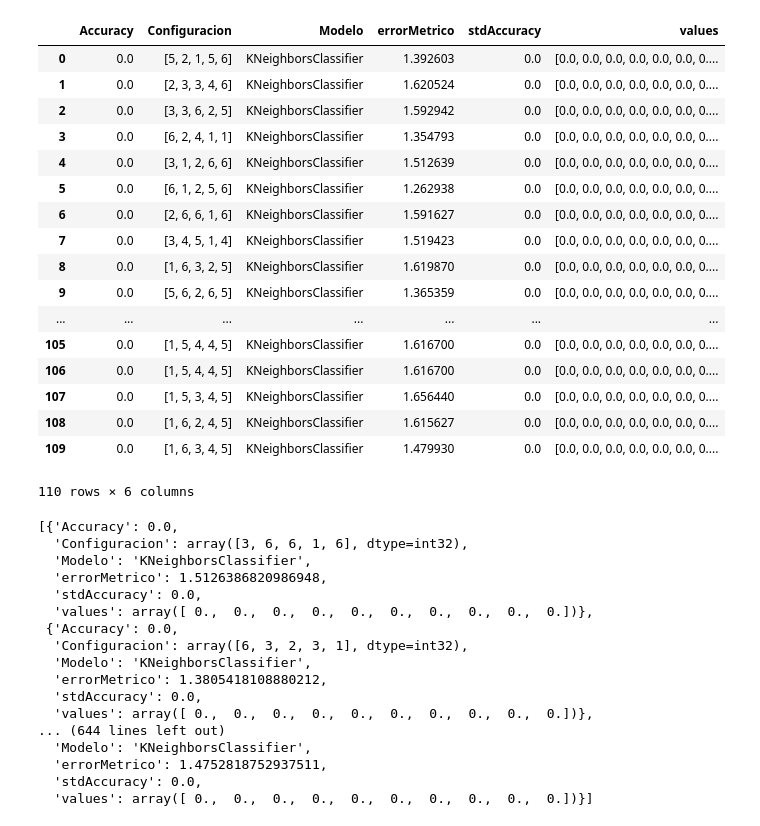
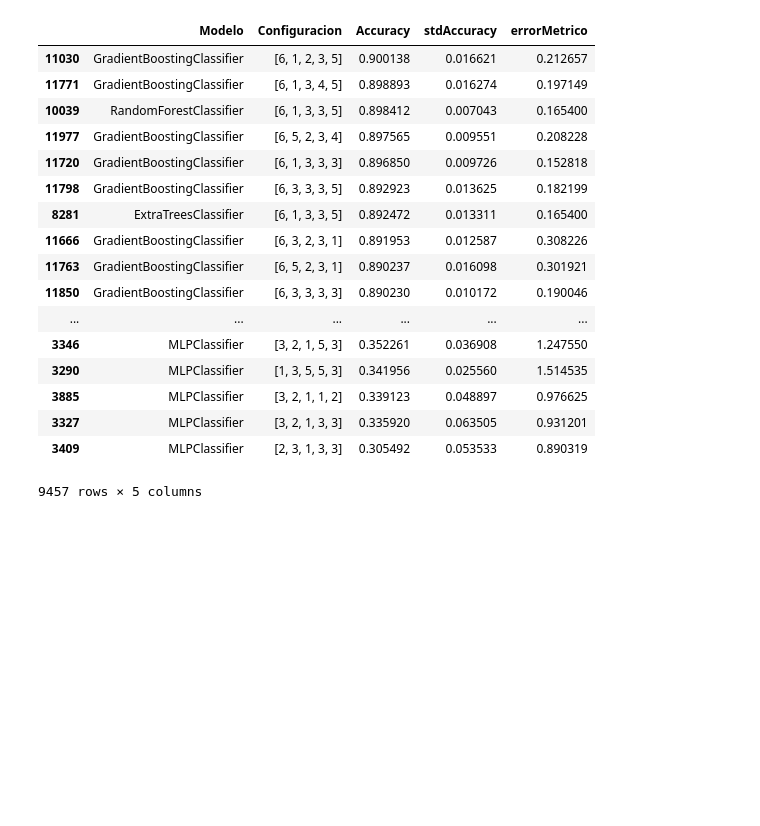
Before and after one commit to ohuarcaya/geneticosRSSI, a Jupyter notebook: EDAS Asimetrico sinFiltro.ipynb, the cells around one changed output. Saved outputs shown, nothing was run; the diff lists cells and outputs as text; code cells hidden in the pictures; blank space fills up the shorter version.

```diff
--- a/EDAS Asimetrico sinFiltro.ipynb
+++ b/EDAS Asimetrico sinFiltro.ipynb
@@ -86,11 +91,11 @@ def distance_error(estimator, X, y):
     y2 = np.int32((y_test - 1) / 3)
     # pasar variacion a distancias metros
     vx = np.abs(x1 - x2)*1.5
-    vy = np.abs(x1 - x2)*1.5
+    vy = np.abs(y1 - y2)*1.5
     #vx = vx*0.5 + (vx-1)*(vx>0)
     #vy = vy*0.5 + (vy-1)*(vy>0)
     # pitagoras
-    err_distance = np.mean(np.sqrt(vx*vx + vy*vy))
+    err_distance = np.sqrt(vx*vx + vy*vy)
     return err_distance
 
 #def _createDataset(frecuencias, values, seed = 7):
@@ -173,7 +178,7 @@ def getAccuracy( frecuencias, individual, estimator, score_cache, resultados ):
 		desv = cv_results.std()
 		error = distance_error(estimator, X, y)
 		score_cache[paramkey] = score
-		dict_result = {'Modelo': name, 'Configuracion':np.int32(individual)+1, 'values': cv_results, 'Accuracy': score, 'stdAccuracy': desv, 'errorMetrico': error}
+		dict_result = {'Modelo': name, 'Configuracion':np.int32(individual)+1, 'values': cv_results, 'Accuracy': score, 'stdAccuracy': desv, 'errorMetrico': np.mean(error), 'error': error }
 		resultados.append(dict_result)
 	return score
 """
@@ -300,9 +305,12 @@ class eda:
 			self.sample[i][-1] = self.objective_function( self.frecuencias, self.sample[i][:d], self.estimator, self.score_cache , self.resultados)
 		"""
 		d = self.dimensions
-		self.pool = Pool(self.n_jobs)
+		_pool = Pool(self.n_jobs)
 		#self.sample[i][-1] = self.objective_function( self.frecuencias, self.sample[i][:d], self.estimator, self.score_cache , self.resultados)
-		self.sample[:,-1] = self.pool.starmap(self.objective_function, product([self.frecuencias], np.int32(self.sample[:,:d]), [self.estimator], [self.score_cache], [self.resultados]))
+		_iterable = product([self.frecuencias], np.int32(self.sample[:,:d]), [self.estimator], [self.score_cache], [self.resultados])
+		self.sample[:,-1] = _pool.starmap(self.objective_function, _iterable)
+		_pool.close()
+		_pool.join()
 		#getAccuracy( frecuencias, individual, estimator, score_cache, resultados ):
 		if self.debug:
 			print ("evaluate")
@@ -433,41 +435,23 @@ dfEDAS.sort_values([0],ascending=False).to_csv('edas.csv', sep=',', index=False)
-# %%
-pd.DataFrame(lista_resultados)
-# %% [output]
-|  | Accuracy | Configuracion | Modelo | errorMetrico | stdAccuracy | values |
-| 0 | 0.0 | [5, 2, 1, 5, 6] | KNeighborsClassifier | 1.392603 | 0.0 | [0.0, 0.0, 0.0, 0.0, 0.0, 0.0, 0.... |
-| 1 | 0.0 | [2, 3, 3, 4, 6] | KNeighborsClassifier | 1.620524 | 0.0 | [0.0, 0.0, 0.0, 0.0, 0.0, 0.0, 0.... |
-| 2 | 0.0 | [3, 3, 6, 2, 5] | KNeighborsClassifier | 1.592942 | 0.0 | [0.0, 0.0, 0.0, 0.0, 0.0, 0.0, 0.... |
-| 3 | 0.0 | [6, 2, 4, 1, 1] | KNeighborsClassifier | 1.354793 | 0.0 | [0.0, 0.0, 0.0, 0.0, 0.0, 0.0, 0.... |
-| 4 | 0.0 | [3, 1, 2, 6, 6] | KNeighborsClassifier | 1.512639 | 0.0 | [0.0, 0.0, 0.0, 0.0, 0.0, 0.0, 0.... |
-| 5 | 0.0 | [6, 1, 2, 5, 6] | KNeighborsClassifier | 1.262938 | 0.0 | [0.0, 0.0, 0.0, 0.0, 0.0, 0.0, 0.... |
-| 6 | 0.0 | [2, 6, 6, 1, 6] | KNeighborsClassifier | 1.591627 | 0.0 | [0.0, 0.0, 0.0, 0.0, 0.0, 0.0, 0.... |
-| 7 | 0.0 | [3, 4, 5, 1, 4] | KNeighborsClassifier | 1.519423 | 0.0 | [0.0, 0.0, 0.0, 0.0, 0.0, 0.0, 0.... |
-| 8 | 0.0 | [1, 6, 3, 2, 5] | KNeighborsClassifier | 1.619870 | 0.0 | [0.0, 0.0, 0.0, 0.0, 0.0, 0.0, 0.... |
-| 9 | 0.0 | [5, 6, 2, 6, 5] | KNeighborsClassifier | 1.365359 | 0.0 | [0.0, 0.0, 0.0, 0.0, 0.0, 0.0, 0.... |
-| ... | ... | ... | ... | ... | ... | ... |
-| 105 | 0.0 | [1, 5, 4, 4, 5] | KNeighborsClassifier | 1.616700 | 0.0 | [0.0, 0.0, 0.0, 0.0, 0.0, 0.0, 0.... |
-| 106 | 0.0 | [1, 5, 4, 4, 5] | KNeighborsClassifier | 1.616700 | 0.0 | [0.0, 0.0, 0.0, 0.0, 0.0, 0.0, 0.... |
-| 107 | 0.0 | [1, 5, 3, 4, 5] | KNeighborsClassifier | 1.656440 | 0.0 | [0.0, 0.0, 0.0, 0.0, 0.0, 0.0, 0.... |
-| 108 | 0.0 | [1, 6, 2, 4, 5] | KNeighborsClassifier | 1.615627 | 0.0 | [0.0, 0.0, 0.0, 0.0, 0.0, 0.0, 0.... |
-| 109 | 0.0 | [1, 6, 3, 4, 5] | KNeighborsClassifier | 1.479930 | 0.0 | [0.0, 0.0, 0.0, 0.0, 0.0, 0.0, 0.... |
-110 rows × 6 columns
-# %%
-list(a.resultados)
-# %% [output]
-[{'Accuracy': 0.0,
-  'Configuracion': array([3, 6, 6, 1, 6], dtype=int32),
-  'Modelo': 'KNeighborsClassifier',
-  'errorMetrico': 1.5126386820986948,
-  'stdAccuracy': 0.0,
-  'values': array([ 0.,  0.,  0.,  0.,  0.,  0.,  0.,  0.,  0.,  0.])},
- {'Accuracy': 0.0,
-  'Configuracion': array([6, 3, 2, 3, 1], dtype=int32),
-  'Modelo': 'KNeighborsClassifier',
-  'errorMetrico': 1.3805418108880212,
-  'stdAccuracy': 0.0,
-  'values': array([ 0.,  0.,  0.,  0.,  0.,  0.,  0.,  0.,  0.,  0.])},
-... (644 lines left out)
-  'Modelo': 'KNeighborsClassifier',
-  'errorMetrico': 1.4752818752937511,
-  'stdAccuracy': 0.0,
-  'values': array([ 0.,  0.,  0.,  0.,  0.,  0.,  0.,  0.,  0.,  0.])}]
+# %%
+df = pd.DataFrame(lista_resultados).sort_values(['Accuracy'],ascending=False).drop_duplicates(subset=['Modelo', 'Accuracy', 'stdAccuracy', 'errorMetrico'])
+df[['Modelo', 'Configuracion', 'Accuracy', 'stdAccuracy', 'errorMetrico', 'values', 'error']].to_csv('EDAS_resultados.csv', sep=',', index=False)
+display(df[['Modelo', 'Configuracion', 'Accuracy', 'stdAccuracy', 'errorMetrico']])
+# %% [output]
+|  | Modelo | Configuracion | Accuracy | stdAccuracy | errorMetrico |
+| 11030 | GradientBoostingClassifier | [6, 1, 2, 3, 5] | 0.900138 | 0.016621 | 0.212657 |
+| 11771 | GradientBoostingClassifier | [6, 1, 3, 4, 5] | 0.898893 | 0.016274 | 0.197149 |
+| 10039 | RandomForestClassifier | [6, 1, 3, 3, 5] | 0.898412 | 0.007043 | 0.165400 |
+| 11977 | GradientBoostingClassifier | [6, 5, 2, 3, 4] | 0.897565 | 0.009551 | 0.208228 |
+| 11720 | GradientBoostingClassifier | [6, 1, 3, 3, 3] | 0.896850 | 0.009726 | 0.152818 |
+| 11798 | GradientBoostingClassifier | [6, 3, 3, 3, 5] | 0.892923 | 0.013625 | 0.182199 |
+| 8281 | ExtraTreesClassifier | [6, 1, 3, 3, 5] | 0.892472 | 0.013311 | 0.165400 |
+| 11666 | GradientBoostingClassifier | [6, 3, 2, 3, 1] | 0.891953 | 0.012587 | 0.308226 |
+| 11763 | GradientBoostingClassifier | [6, 5, 2, 3, 1] | 0.890237 | 0.016098 | 0.301921 |
+| 11850 | GradientBoostingClassifier | [6, 3, 3, 3, 3] | 0.890230 | 0.010172 | 0.190046 |
+| ... | ... | ... | ... | ... | ... |
+| 3346 | MLPClassifier | [3, 2, 1, 5, 3] | 0.352261 | 0.036908 | 1.247550 |
+| 3290 | MLPClassifier | [1, 3, 5, 5, 3] | 0.341956 | 0.025560 | 1.514535 |
+| 3885 | MLPClassifier | [3, 2, 1, 1, 2] | 0.339123 | 0.048897 | 0.976625 |
+| 3327 | MLPClassifier | [3, 2, 1, 3, 3] | 0.335920 | 0.063505 | 0.931201 |
+| 3409 | MLPClassifier | [2, 3, 1, 3, 3] | 0.305492 | 0.053533 | 0.890319 |
+9457 rows × 5 columns
```
Also changed, not shown: parts of 7 cells of this notebook, 6 other files.
